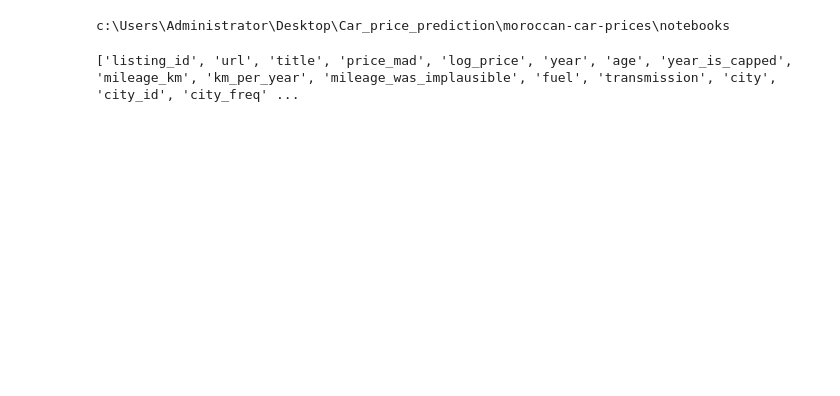
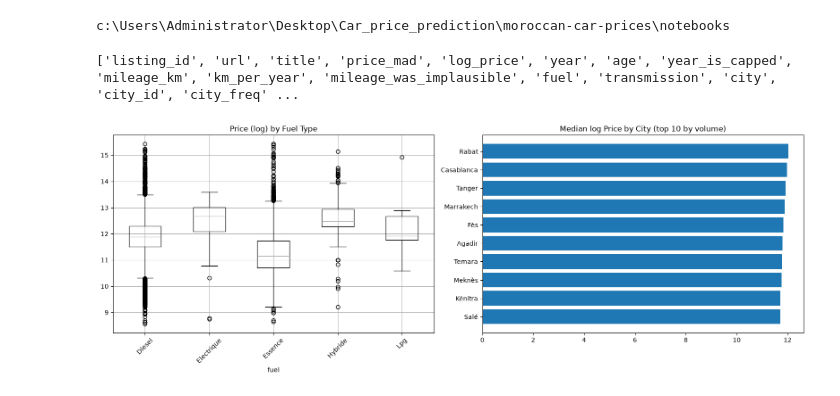
Before and after one commit to AlaeMZ/moroccan-car-prices, a Jupyter notebook: notebooks/01_eda.ipynb, the cells around one changed output. Saved outputs shown, nothing was run; the diff lists cells and outputs as text; code cells hidden in the pictures; blank space fills up the shorter version.

```diff
--- a/notebooks/01_eda.ipynb
+++ b/notebooks/01_eda.ipynb
@@ -51,3 +51,30 @@ c:\Users\Administrator\Desktop\Car_price_prediction\moroccan-car-prices\notebook
 print(df.columns.tolist())
 # %% [output]
 ['listing_id', 'url', 'title', 'price_mad', 'log_price', 'year', 'age', 'year_is_capped', 'mileage_km', 'km_per_year', 'mileage_was_implausible', 'fuel', 'transmission', 'city', 'city_id', 'city_freq' ...
+# %%
+fig, axes = plt.subplots(1, 2, figsize=(16, 6))
+
+# Fuel type — boxplot, same reasoning as dealer/private
+df.boxplot(column="log_price", by="fuel", ax=axes[0])
+axes[0].set_title("Price (log) by Fuel Type")
+axes[0].tick_params(axis='x', rotation=45)
+
+# City — top 10 cities by volume only. Long tail of tiny cities would
+# make this unreadable otherwise, same "don't let rare cases dominate
+# the scale" principle as everything else today.
+top_cities = df["city"].value_counts().head(10).index
+city_medians = (
+    df[df["city"].isin(top_cities)]
+    .groupby("city")["log_price"]
+    .median()
+    .sort_values()
+)
+axes[1].barh(city_medians.index, city_medians.values)
+axes[1].set_title("Median log Price by City (top 10 by volume)")
+
+plt.suptitle("")
+plt.tight_layout()
+plt.savefig("price_by_fuel_city.png", dpi=120)
+plt.show()
+# %% [output]
+[figure, added]
```
Also changed, not shown: parts of 2 cells of this notebook, 7 other files.
